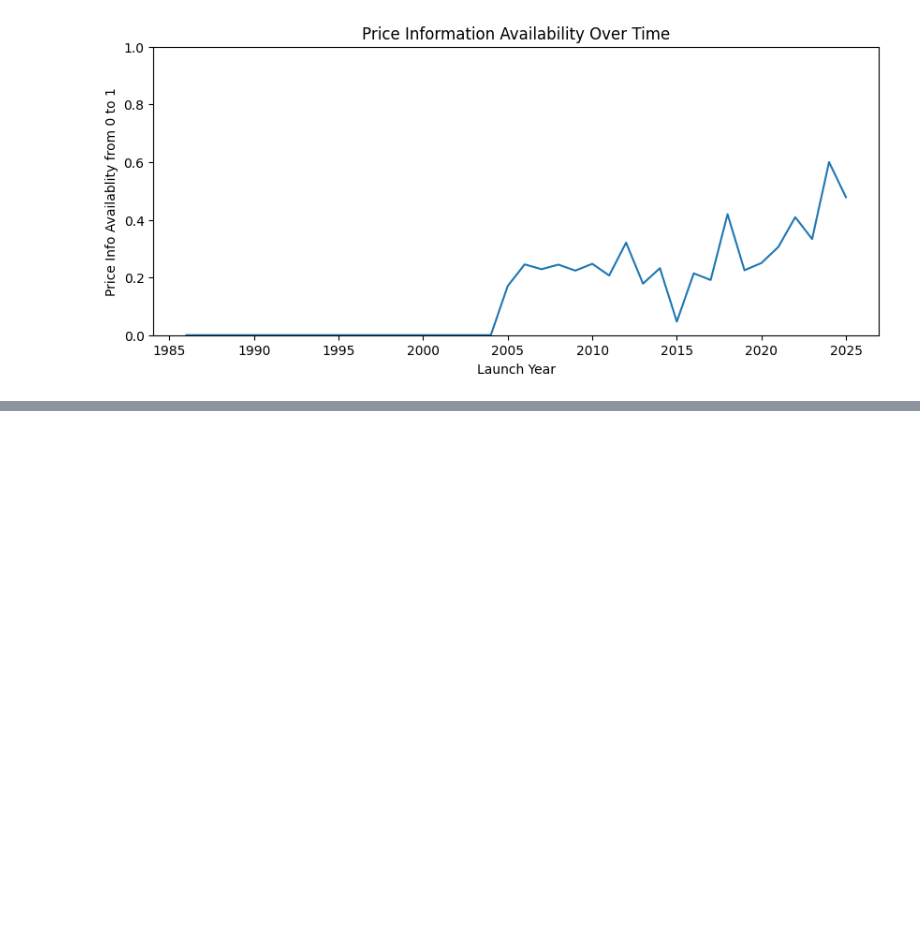
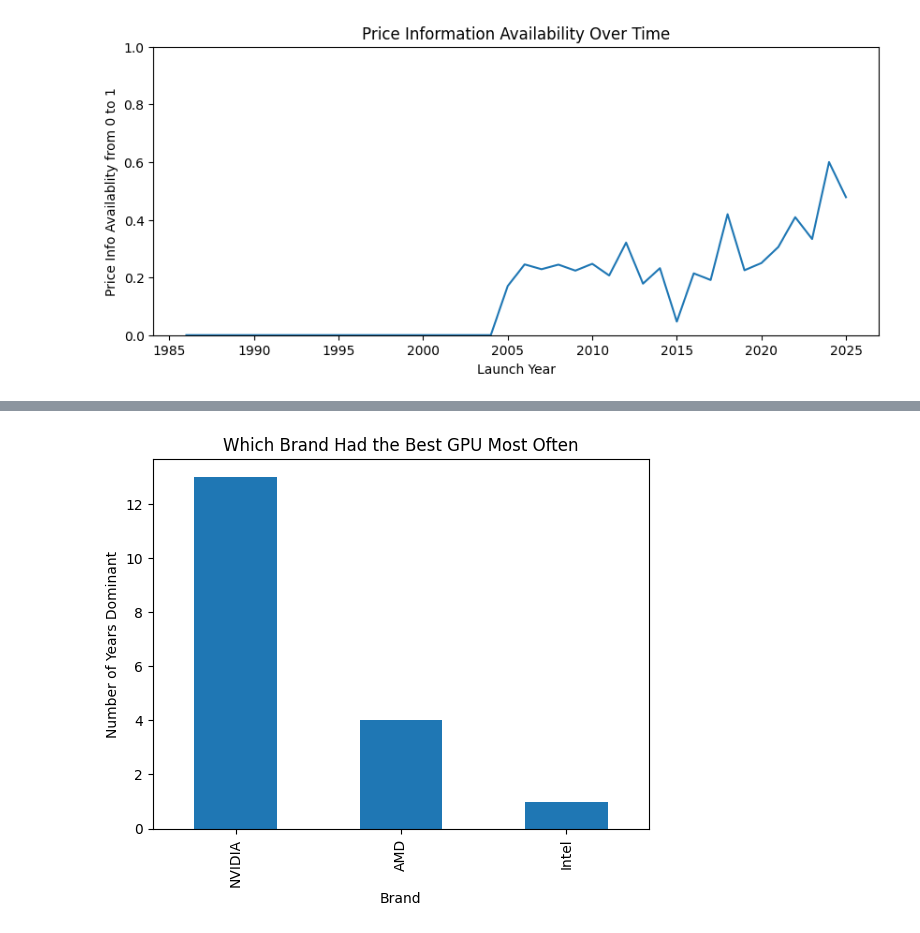
Before and after one commit to paingkalay7324/gpuAnalysis, a Jupyter notebook: eda_dataset_2.ipynb, the cells around one changed output, grey strips where cells are left out. Cells and saved outputs as stored; diff of their text form; code cells hidden in the pictures; blank space fills up the shorter version.

```diff
--- a/eda_dataset_2.ipynb
+++ b/eda_dataset_2.ipynb
@@ -183,0 +284,8 @@ TypeError: dtype 'str' does not support operation 'median'
+# %%
+best_per_year["Vendor"].value_counts().plot(kind="bar")
+plt.xlabel("Brand")
+plt.ylabel("Number of Years Dominant")
+plt.title("Which Brand Had the Best GPU Most Often")
+plt.show()
+# %% [output]
+[figure, added]
```
Also changed, not shown: parts of 12 cells of this notebook.
